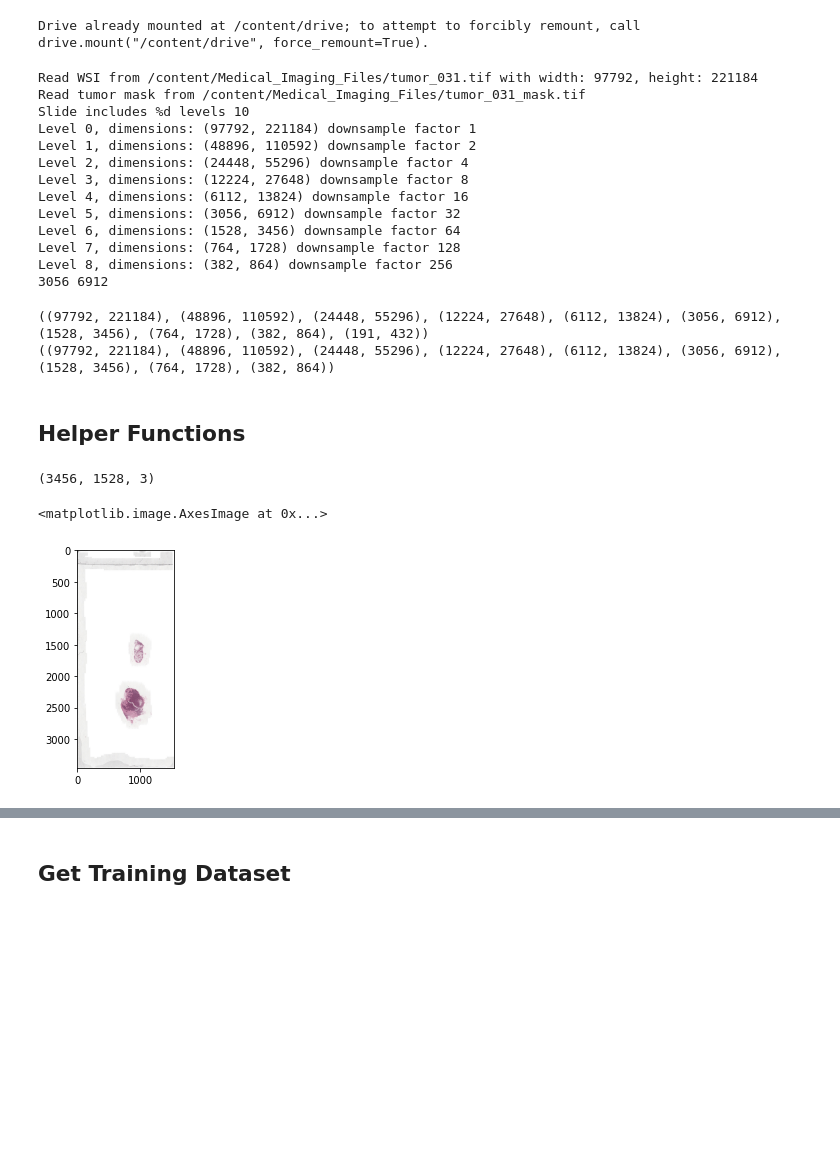
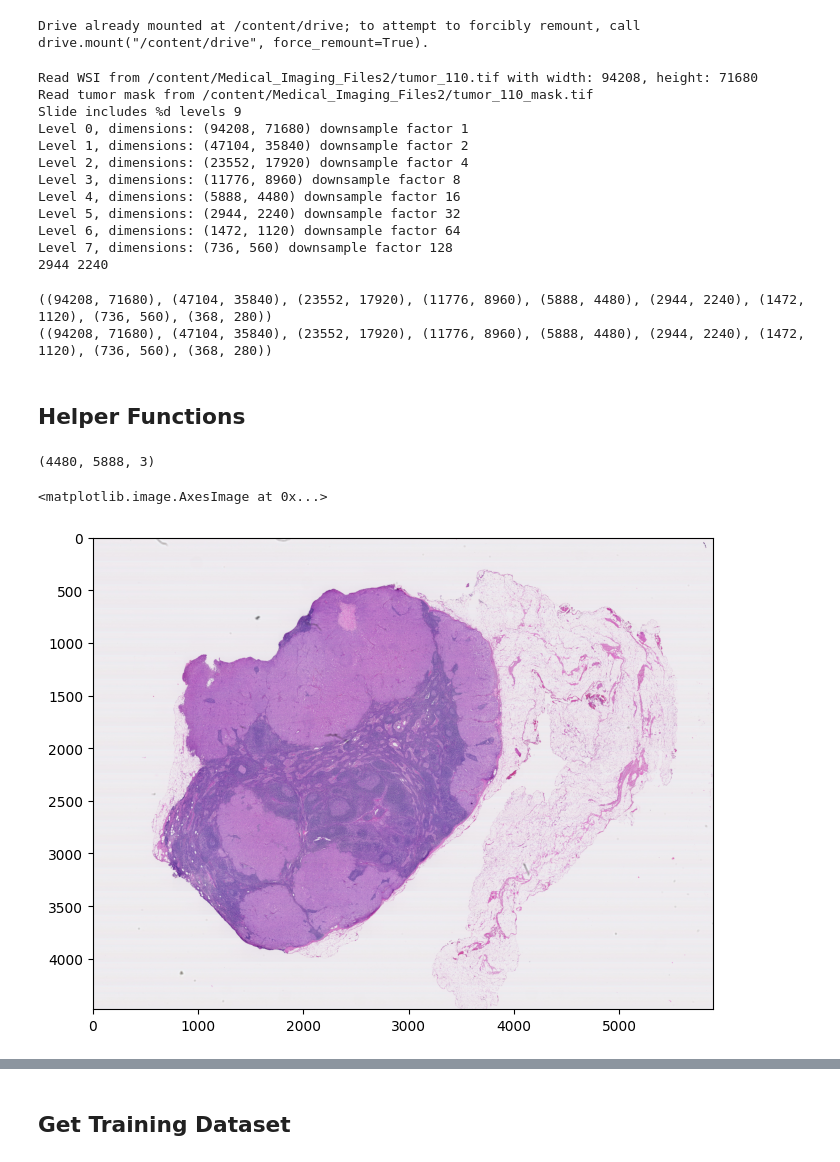
Before and after one commit to andycho97/Medical_Imaging, a Jupyter notebook: Medical_Imaging_yc2956.ipynb, the cells around one changed output, grey strips where cells are left out. Cells and saved outputs as stored; diff of their text form; code cells hidden in the pictures; blank space fills up the shorter version.

```diff
--- a/Medical_Imaging_yc2956.ipynb
+++ b/Medical_Imaging_yc2956.ipynb
@@ -39,6 +39,6 @@ if not os.path.exists("/content/Medical_Imaging_Files"):
 # %%
-slide_path_sample = '/content/Medical_Imaging_Files/tumor_031.tif'
-tumor_mask_path_sample = '/content/Medical_Imaging_Files/tumor_031_mask.tif'
+slide_path_sample = '/content/Medical_Imaging_Files2/tumor_110.tif'
+tumor_mask_path_sample = '/content/Medical_Imaging_Files2/tumor_110_mask.tif'
 
 slide_sample = open_slide(slide_path_sample)
 print("Read WSI from %s with width: %d, height: %d" % (slide_path_sample, slide_sample.level_dimensions[0][0], slide_sample.level_dimensions[0][1]))
@@ -58,26 +58,25 @@ print(width,height)
 assert width * slide_sample.level_downsamples[5] == slide_sample.level_dimensions[0][0]
 assert height * slide_sample.level_downsamples[5] == slide_sample.level_dimensions[0][1]
 # %% [output]
-Read WSI from /content/Medical_Imaging_Files/tumor_031.tif with width: 97792, height: 221184
-Read tumor mask from /content/Medical_Imaging_Files/tumor_031_mask.tif
-Slide includes %d levels 10
-Level 0, dimensions: (97792, 221184) downsample factor 1
-Level 1, dimensions: (48896, 110592) downsample factor 2
-Level 2, dimensions: (24448, 55296) downsample factor 4
-Level 3, dimensions: (12224, 27648) downsample factor 8
-Level 4, dimensions: (6112, 13824) downsample factor 16
-Level 5, dimensions: (3056, 6912) downsample factor 32
-Level 6, dimensions: (1528, 3456) downsample factor 64
-Level 7, dimensions: (764, 1728) downsample factor 128
-Level 8, dimensions: (382, 864) downsample factor 256
-3056 6912
+Read WSI from /content/Medical_Imaging_Files2/tumor_110.tif with width: 94208, height: 71680
+Read tumor mask from /content/Medical_Imaging_Files2/tumor_110_mask.tif
+Slide includes %d levels 9
+Level 0, dimensions: (94208, 71680) downsample factor 1
+Level 1, dimensions: (47104, 35840) downsample factor 2
+Level 2, dimensions: (23552, 17920) downsample factor 4
+Level 3, dimensions: (11776, 8960) downsample factor 8
+Level 4, dimensions: (5888, 4480) downsample factor 16
+Level 5, dimensions: (2944, 2240) downsample factor 32
+Level 6, dimensions: (1472, 1120) downsample factor 64
+Level 7, dimensions: (736, 560) downsample factor 128
+2944 2240
 # %%
 # Check to make sure all the dimensions are correct
 print(slide_sample.level_dimensions)
 print(tumor_mask_sample.level_dimensions)
 # %% [output]
-((97792, 221184), (48896, 110592), (24448, 55296), (12224, 27648), (6112, 13824), (3056, 6912), (1528, 3456), (764, 1728), (382, 864), (191, 432))
-((97792, 221184), (48896, 110592), (24448, 55296), (12224, 27648), (6112, 13824), (3056, 6912), (1528, 3456), (764, 1728), (382, 864))
+((94208, 71680), (47104, 35840), (23552, 17920), (11776, 8960), (5888, 4480), (2944, 2240), (1472, 1120), (736, 560), (368, 280))
+((94208, 71680), (47104, 35840), (23552, 17920), (11776, 8960), (5888, 4480), (2944, 2240), (1472, 1120), (736, 560), (368, 280))
 # %% [markdown]
 ## **Helper Functions**
 # %%
@@ -95,23 +95,24 @@ def read_slide(slide, x, y, level, width, height, as_float=False):
 # %%
 def fetch_slide_image(slide, x, y, level):
   slide_image = read_slide(slide,
                          x=x,
                          y=y,
                          level=level,
                          width=slide.level_dimensions[level][0],
                          height=slide.level_dimensions[level][1])
 
   return slide_image
 
-slide_image_sample = fetch_slide_image(slide_sample, 0, 0, 6)
+slide_image_sample = fetch_slide_image(slide_sample, 0, 0, 4)
 print(slide_image_sample.shape)
 
 # Sample plot
+plt.figure(figsize=(8, 8), dpi=100)
 plt.imshow(slide_image_sample)
 # %% [output]
-(3456, 1528, 3)
+(4480, 5888, 3)
 <matplotlib.image.AxesImage at 0x...>
-[figure, old version]
+[figure, new version]
 # %%
 def find_tissue_pixels(image, intensity=0.8):
     im_gray = rgb2gray(image)
```
Also changed, not shown: parts of 56 cells of this notebook, 2 other files.
